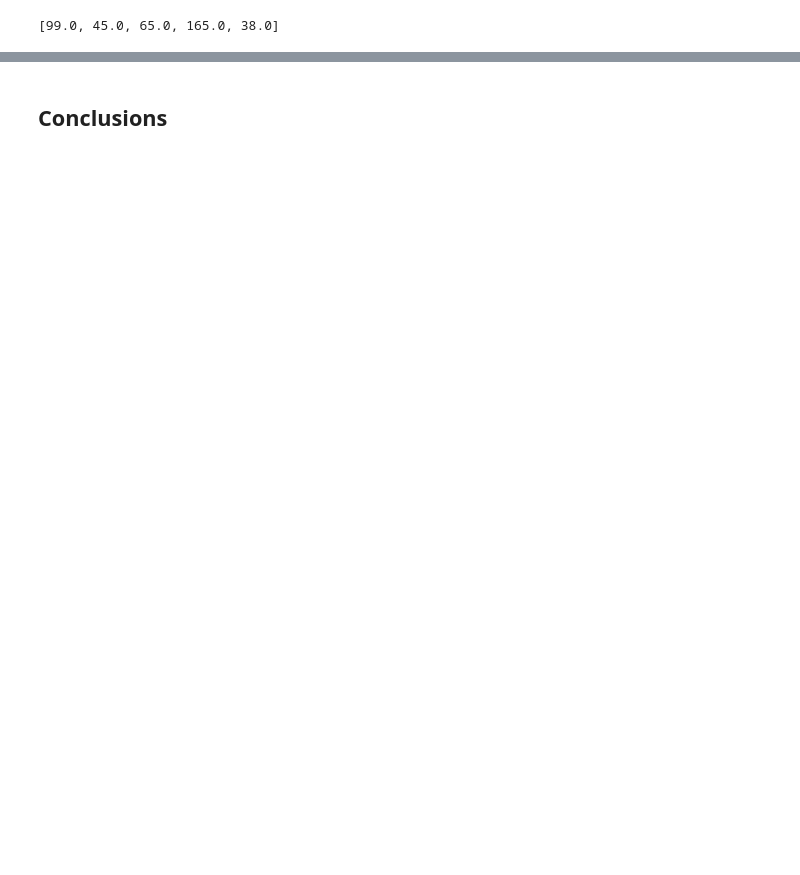
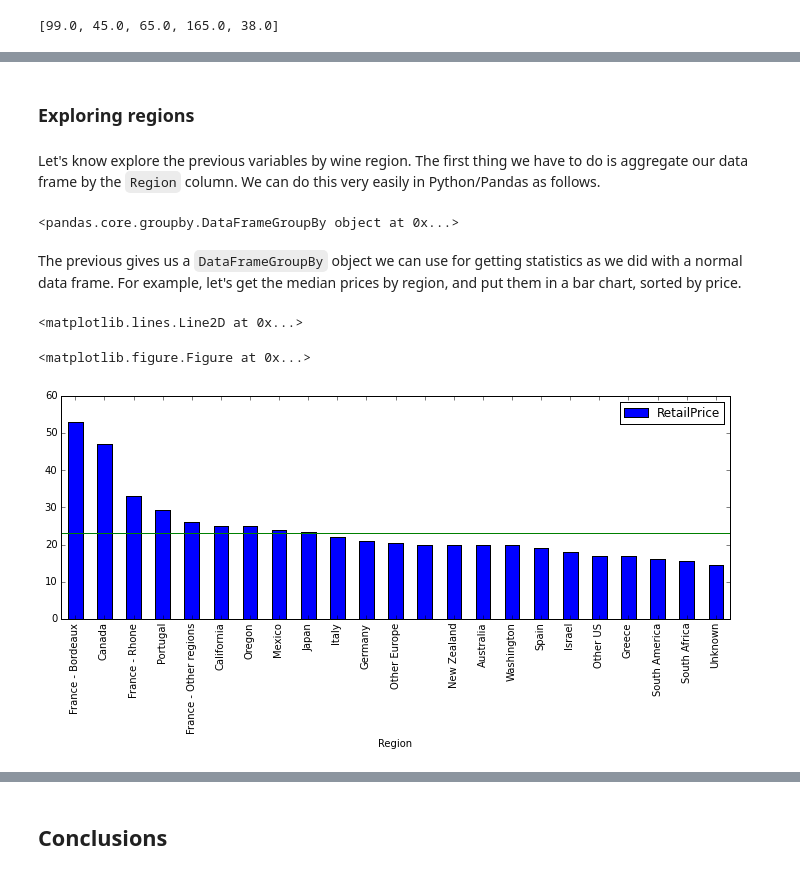
Before and after one commit to jadianes/data-journalism, a Jupyter notebook: notebooks/wine-market/wine-market.ipynb, the cells around one changed output, grey strips where cells are left out. Cells and saved outputs as stored; diff of their text form; code cells hidden in the pictures; blank space fills up the shorter version.

```diff
--- a/notebooks/wine-market/wine-market.ipynb
+++ b/notebooks/wine-market/wine-market.ipynb
@@ -269,0 +311,23 @@ Some charts visualising wine preferences. Candidates:
+# %% [markdown]
+### Exploring regions
+# %% [markdown]
+Let's know explore the previous variables by wine region. The first thing we have to do is aggregate our data frame by the `Region` column. We can do this very easily in Python/Pandas as follows.
+# %%
+wines_by_region_df = wines_df.groupby(['Region'])
+# %%
+wines_by_region_df
+# %% [output]
+<pandas.core.groupby.DataFrameGroupBy object at 0x...>
+# %% [markdown]
+The previous gives us a `DataFrameGroupBy` object we can use for getting statistics as we did with a normal data frame. For example, let's get the median prices by region, and put them in a bar chart, sorted by price.
+# %%
+%matplotlib inline
+
+import matplotlib.pyplot as plt
+plt.figure()
+wines_by_region_df.median().sort(['RetailPrice'],ascending=False).plot(figsize=(12,4), kind='bar')
+plt.axhline(wines_df.RetailPrice.median(), color='g')
+# %% [output]
+<matplotlib.lines.Line2D at 0x...>
+<matplotlib.figure.Figure at 0x...>
+[figure, added]
```
Also changed, not shown: parts of 46 cells of this notebook.
